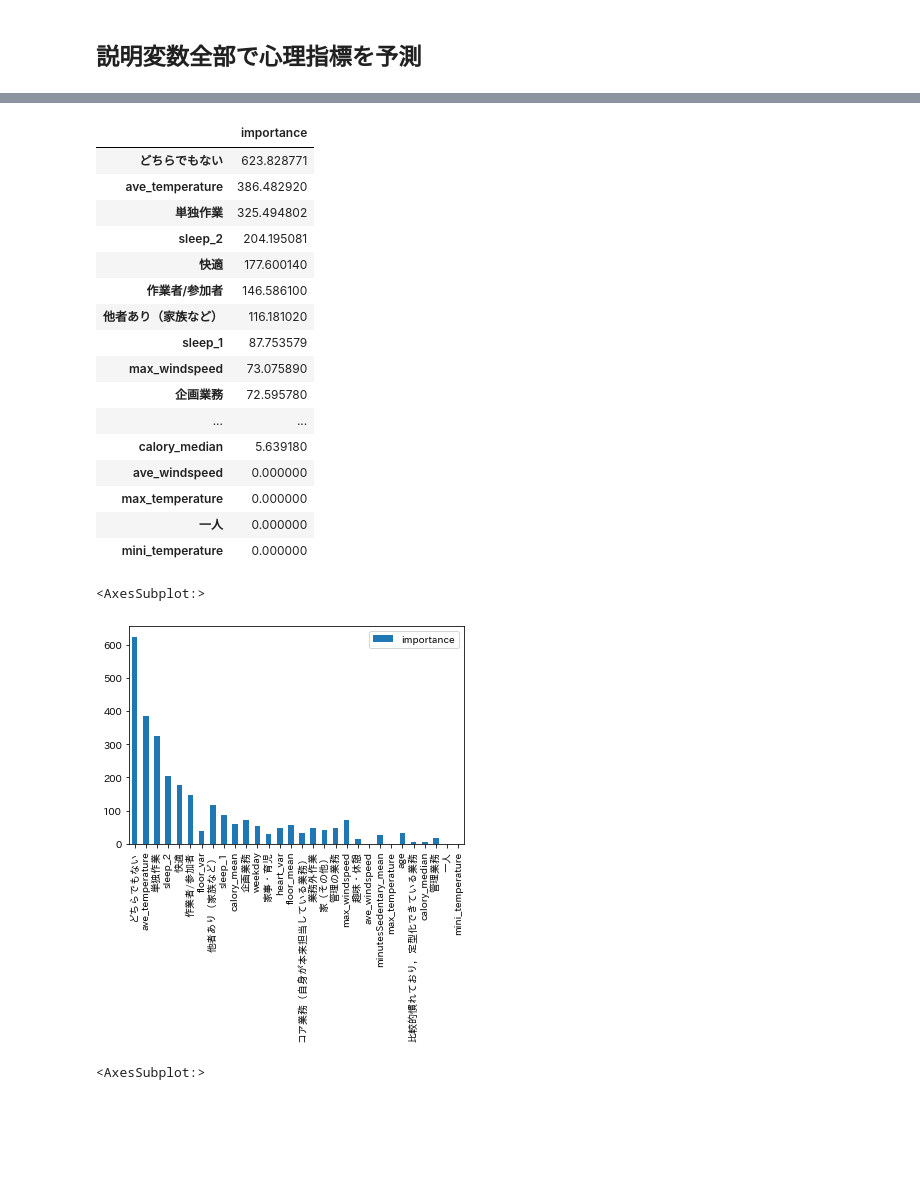
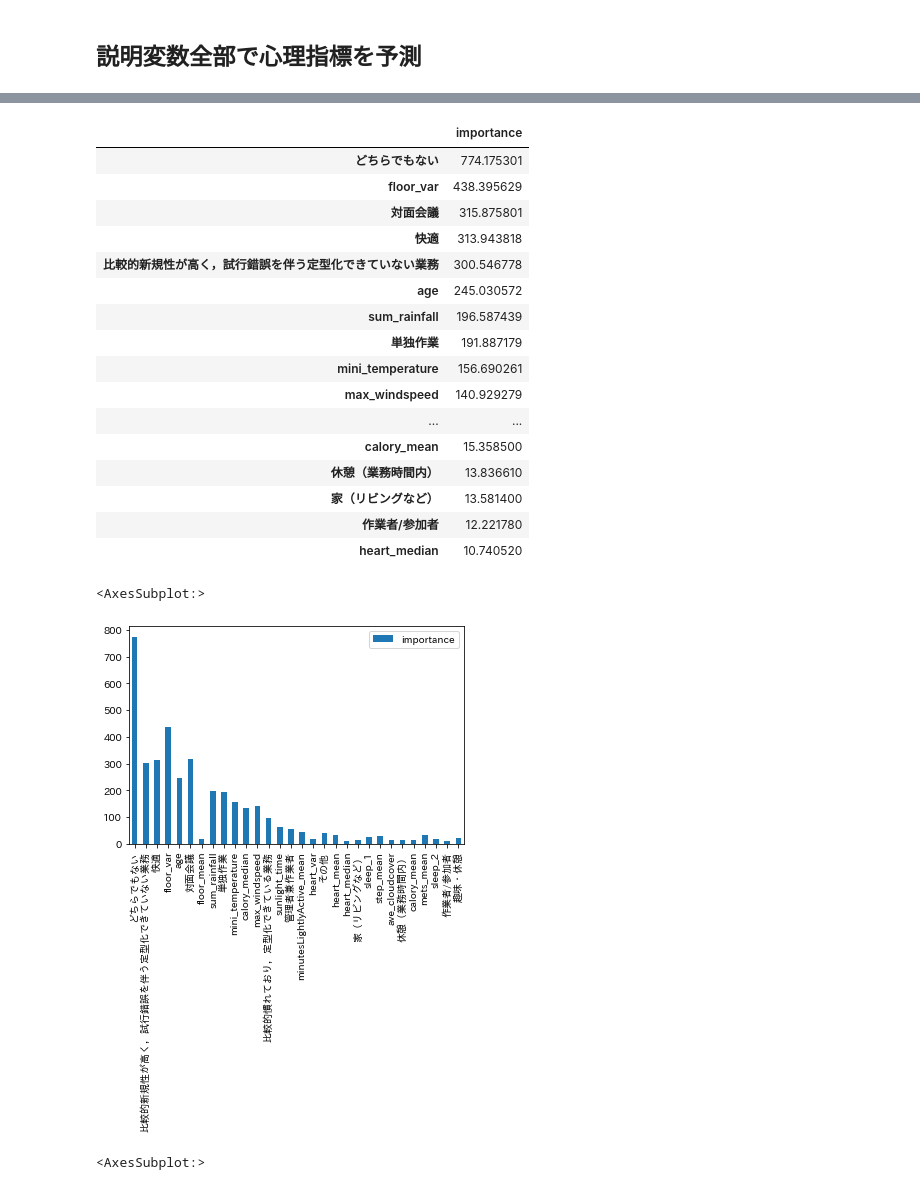
Before and after one commit to yusukennn/research_mental_prediction, a Jupyter notebook: code/analyse/analyse_all_data.ipynb, the cells around one changed output, grey strips where cells are left out. Cells and saved outputs as stored; diff of their text form; code cells hidden in the pictures; blank space fills up the shorter version.

```diff
--- a/code/analyse/analyse_all_data.ipynb
+++ b/code/analyse/analyse_all_data.ipynb
@@ -743,7 +763,7 @@ from sklearn.metrics import log_loss # モデル評価用(logloss)
 from sklearn.metrics import roc_auc_score # モデル評価用(auc)
 import japanize_matplotlib
 # ques_act_day_pred['user_id'] = ques_act_day_pred['user_id'].astype('int')
-target = 'value_eval_label'
+target = 'workenga_score_label'
 
 all_data_pre=all_data[all_data[target]!=1].dropna(subset=[target])
 X = all_data_pre[['mets_mean', 'calory_mean', 'mets_median',
@@ -958,7 +978,7 @@ from sklearn.metrics import log_loss # モデル評価用(logloss)
 from sklearn.metrics import roc_auc_score # モデル評価用(auc)
 import japanize_matplotlib
 # ques_act_day_pred['user_id'] = ques_act_day_pred['user_id'].astype('int')
-target='value_eval_label'
+target='workenga_score_label'
 all_data_pre=all_data[all_data[target]!=1].dropna(subset=[target])
 X = all_data_pre[good_columns]
 y = all_data_pre[target].replace(2,1).astype('int')
@@ -1090,22 +1147,22 @@ Kfold平均 acc:0.8032923832923833, f1-score:0.7933573833573833, auc:0.877169776
 |  | importance |
-| どちらでもない | 623.828771 |
-| ave_temperature | 386.482920 |
-| 単独作業 | 325.494802 |
-| sleep_2 | 204.195081 |
-| 快適 | 177.600140 |
-| 作業者/参加者 | 146.586100 |
-| 他者あり（家族など） | 116.181020 |
-| sleep_1 | 87.753579 |
-| max_windspeed | 73.075890 |
-| 企画業務 | 72.595780 |
+| どちらでもない | 774.175301 |
+| floor_var | 438.395629 |
+| 対面会議 | 315.875801 |
+| 快適 | 313.943818 |
+| 比較的新規性が高く，試行錯誤を伴う定型化できていない業務 | 300.546778 |
+| age | 245.030572 |
+| sum_rainfall | 196.587439 |
+| 単独作業 | 191.887179 |
+| mini_temperature | 156.690261 |
+| max_windspeed | 140.929279 |
 | ... | ... |
-| calory_median | 5.639180 |
-| ave_windspeed | 0.000000 |
-| max_temperature | 0.000000 |
-| 一人 | 0.000000 |
-| mini_temperature | 0.000000 |
+| calory_mean | 15.358500 |
+| 休憩（業務時間内） | 13.836610 |
+| 家（リビングなど） | 13.581400 |
+| 作業者/参加者 | 12.221780 |
+| heart_median | 10.740520 |
-<AxesSubplot:>
+<AxesSubplot:>
-[figure, old version]
+[figure, new version]
 # %%
 importance.sort_values('importance', ascending=False)[0:30].plot.bar()
 # %% [output]
```
Also changed, not shown: parts of 16 cells of this notebook, 4 other files.
